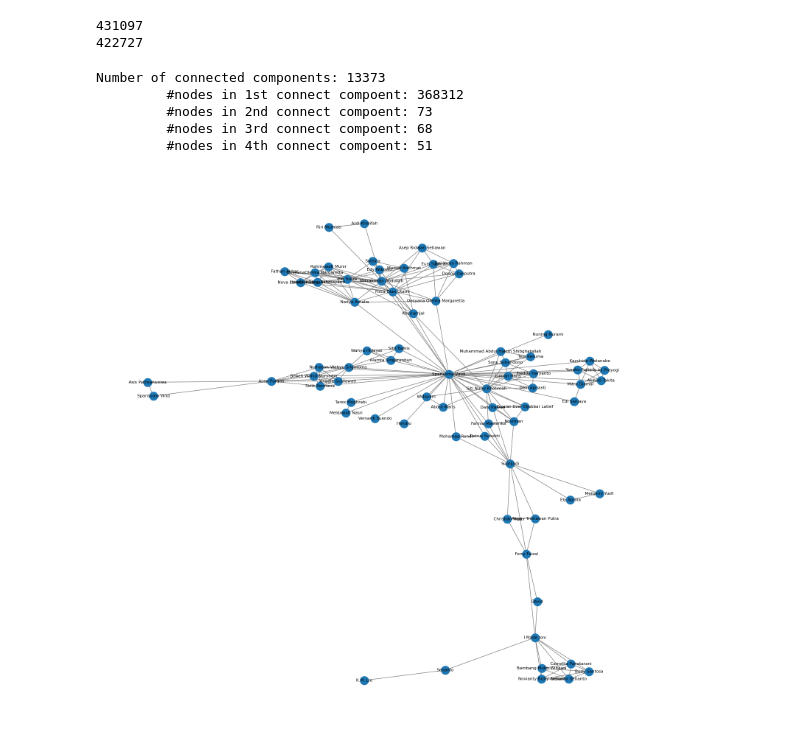
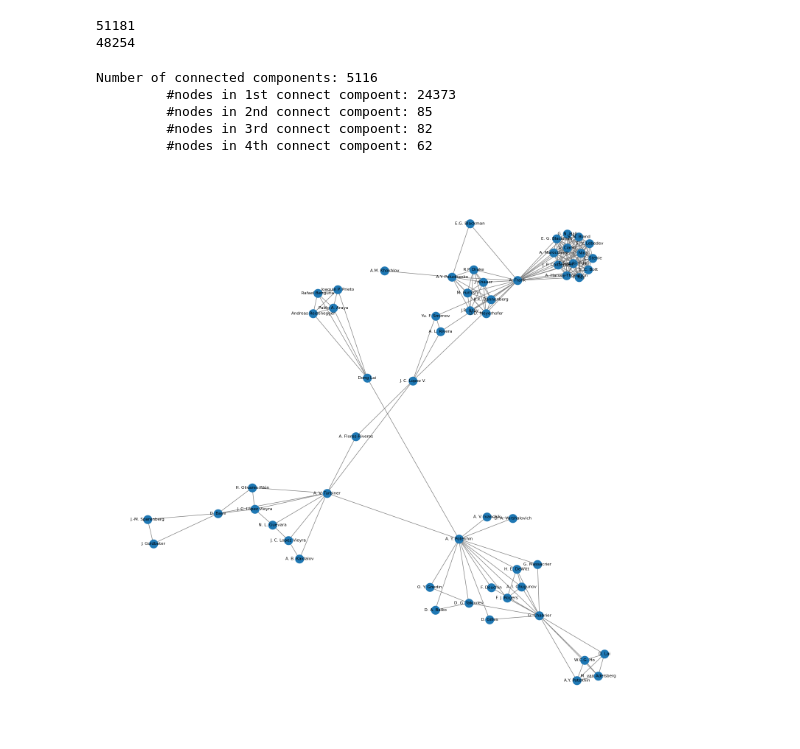
Before and after one commit to MauricioBuzzone/TDA2-RedesSociales, a Jupyter notebook: TPFinal/Graph.ipynb, the cells around one changed output. Saved outputs shown, nothing was run; the diff lists cells and outputs as text; code cells hidden in the pictures.

```diff
--- a/TPFinal/Graph.ipynb
+++ b/TPFinal/Graph.ipynb
@@ -5,7 +6,7 @@ import matplotlib.pyplot as plt
 # %%
 g = nx.Graph()
 subjects = set()
-for year in range(1994, 2025):
+for year in range(2000, 2010):
     with open(f"data/papers_{year}.json", "r") as f:
         papers = json.load(f)
         for paper in papers:
@@ -26,8 +27,8 @@ for node in [*g.nodes]:
         g.remove_node(node)
 print(len(g))
 # %% [output]
-431097
-422727
+51181
+48254
 # %%
 print(f"Number of connected components: {nx.number_connected_components(g)}")
 gcc = sorted(nx.connected_components(g), key=len, reverse=True)
@@ -36,34 +37,34 @@ print(f"\t #nodes in 2nd connect compoent: {len(g.subgraph(gcc[1]))}")
 print(f"\t #nodes in 3rd connect compoent: {len(g.subgraph(gcc[2]))}")
 print(f"\t #nodes in 4th connect compoent: {len(g.subgraph(gcc[3]))}")
 # %% [output]
-Number of connected components: 13373
-         #nodes in 1st connect compoent: 368312
-         #nodes in 2nd connect compoent: 73
-         #nodes in 3rd connect compoent: 68
-         #nodes in 4th connect compoent: 51
+Number of connected components: 5116
+         #nodes in 1st connect compoent: 24373
+         #nodes in 2nd connect compoent: 85
+         #nodes in 3rd connect compoent: 82
+         #nodes in 4th connect compoent: 62
 # %%
-draw_g = g.subgraph(gcc[1])
+draw_g = g.subgraph(gcc[5])
 
 plt.figure(figsize=(15, 15))
 pos = nx.spring_layout(draw_g)
 nx.draw(draw_g,
         pos=pos,
         font_size=8,
         with_labels=True,
         edge_color="gray",
         linewidths=0.05)
 
 """
 nx.draw(g,
         with_labels=True,
         node_size=100,
         node_color="skyblue",
         font_size=8,
         font_color="black",
         font_weight="bold",
         edge_color="gray",
         linewidths=0.05)
 """
 plt.show()
 # %% [output]
-[figure, old version]
+[figure, new version]
```
Also changed, not shown: parts of 2 cells of this notebook, 4 other files.
